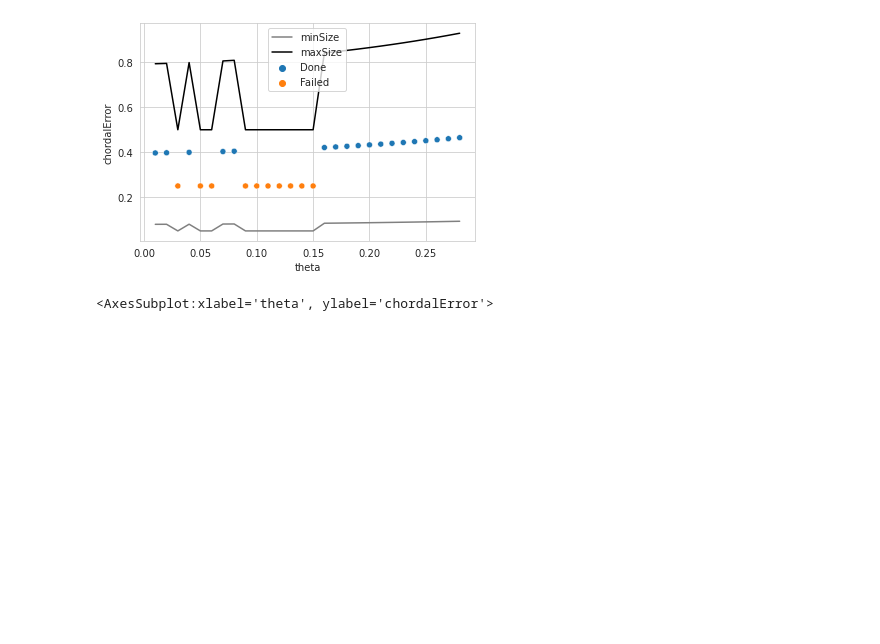
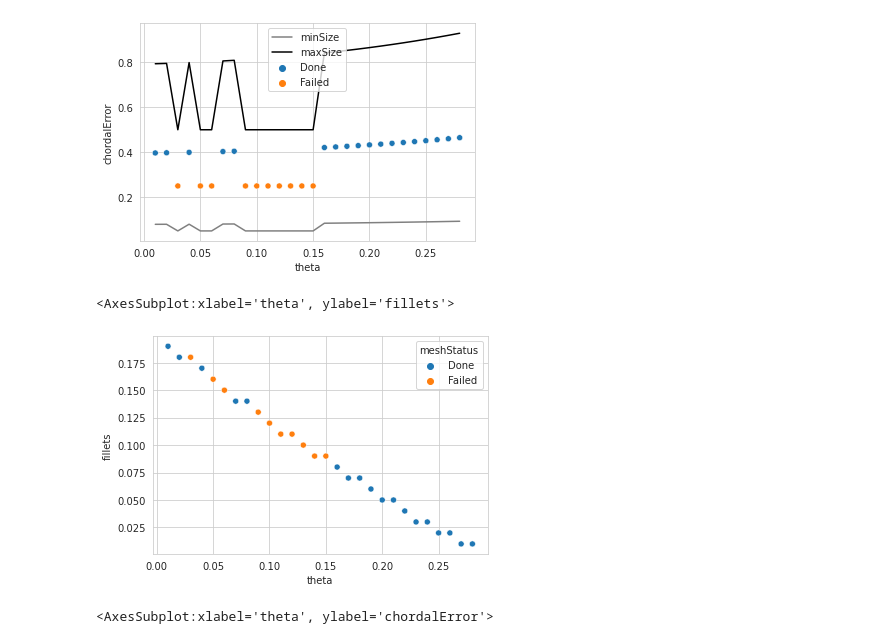
Before and after one commit to L-Nafaryus/anisotropy, a Jupyter notebook: playground/analytics.ipynb, the cells around one changed output. Saved outputs shown, nothing was run; the diff lists cells and outputs as text; code cells hidden in the pictures; blank space fills up the shorter version.

```diff
--- a/playground/analytics.ipynb
+++ b/playground/analytics.ipynb
@@ -77,6 +77,11 @@ seaborn.lineplot(data = simple3, x = "theta", y = "maxSize", color = "black", la
 # %% [output]
 <AxesSubplot:xlabel='theta', ylabel='chordalError'>
 [figure]
+# %%
+seaborn.scatterplot(data = simple3.round({ "fillets": 2 }), x = "theta", y = "fillets", hue = "meshStatus")
+# %% [output]
+<AxesSubplot:xlabel='theta', ylabel='fillets'>
+[figure, added]
 # %%
 simple1 = df.assign(direction = df["direction"].astype("str"))
 simple1 = simple1[
```
Also changed, not shown: 7 other files.
